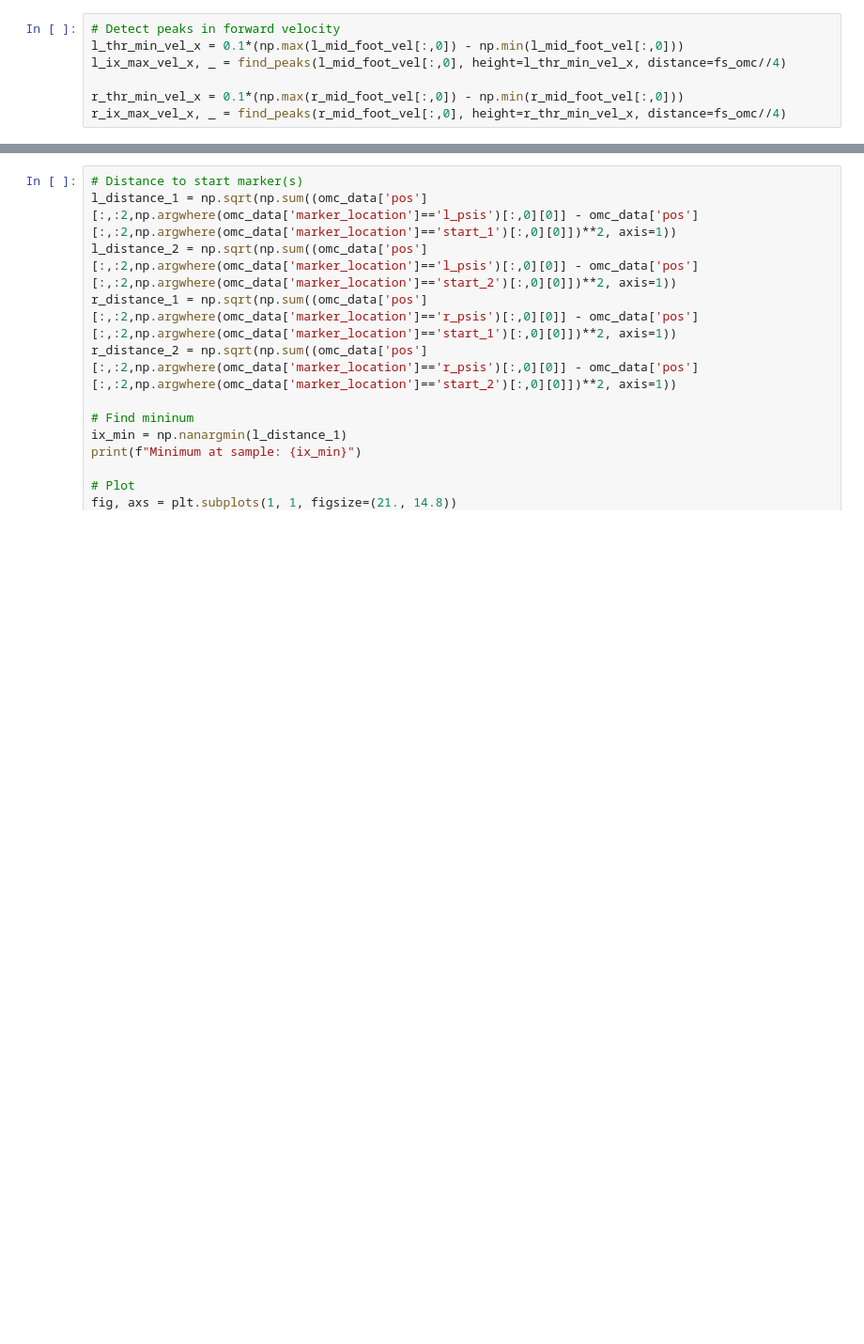
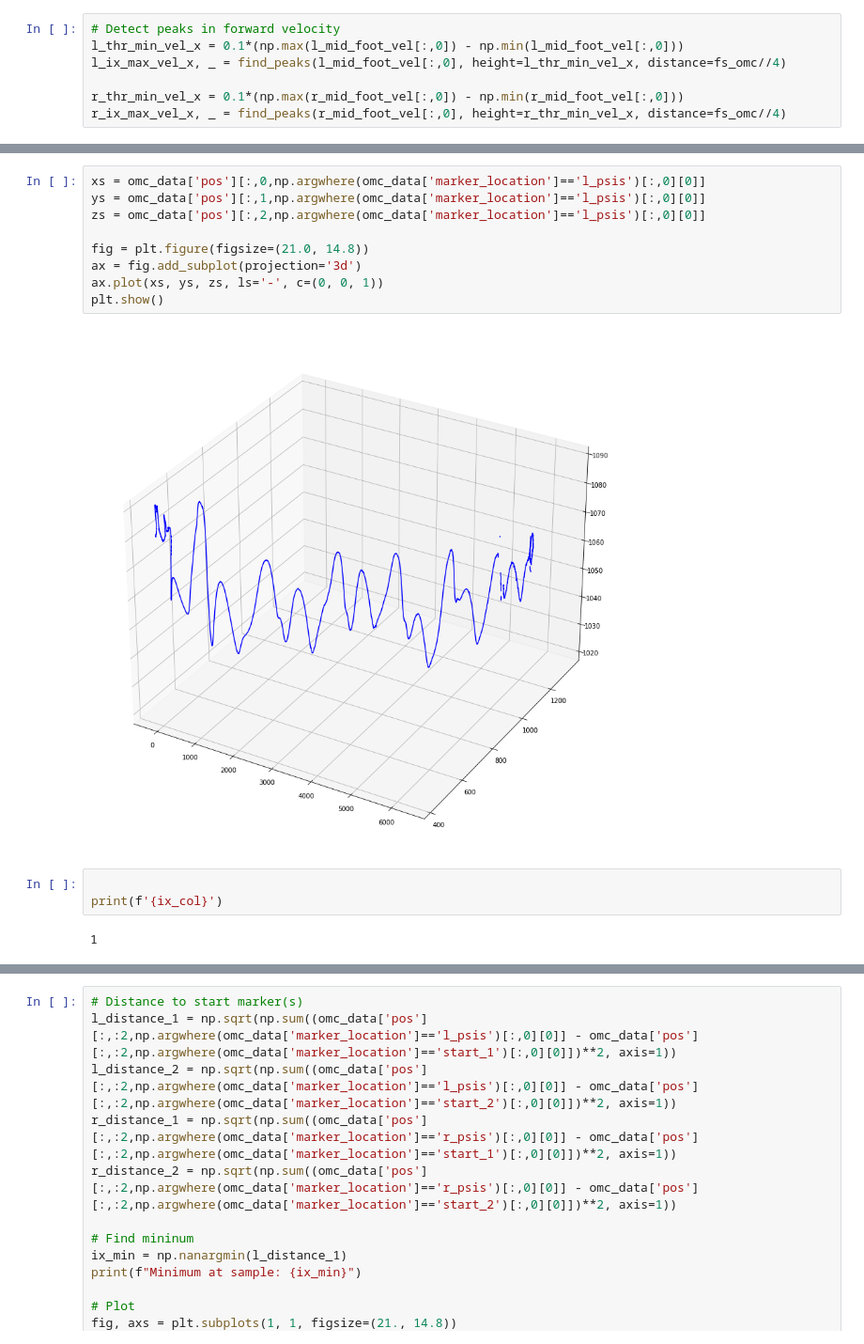
Before and after one commit to neurogeriatricskiel/pymocap, a Jupyter notebook: debug.ipynb, the cells around one changed output, grey strips where cells are left out. Shown: that part at 94% size. Saved outputs shown, nothing was run; the diff lists cells and outputs as text; blank space fills up the shorter version.

```diff
--- a/debug.ipynb
+++ b/debug.ipynb
@@ -159,0 +165,16 @@ plt.show()
+# %%
+xs = omc_data['pos'][:,0,np.argwhere(omc_data['marker_location']=='l_psis')[:,0][0]]
+ys = omc_data['pos'][:,1,np.argwhere(omc_data['marker_location']=='l_psis')[:,0][0]]
+zs = omc_data['pos'][:,2,np.argwhere(omc_data['marker_location']=='l_psis')[:,0][0]]
+
+fig = plt.figure(figsize=(21.0, 14.8))
+ax = fig.add_subplot(projection='3d')
+ax.plot(xs, ys, zs, ls='-', c=(0, 0, 1))
+plt.show()
+# %% [output]
+[figure, added]
+# %%
+
+print(f'{ix_col}')
+# %% [output]
+1
```
Also changed, not shown: parts of 7 cells of this notebook, 2 other files.
